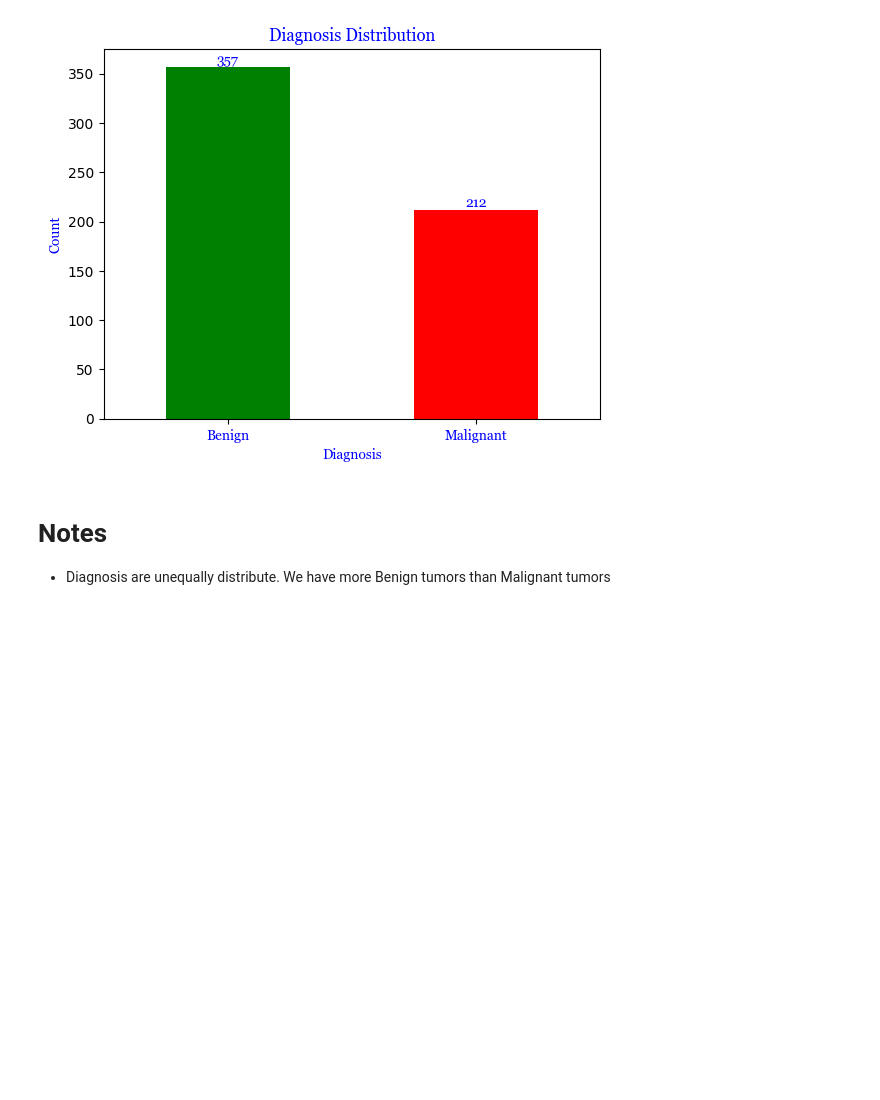
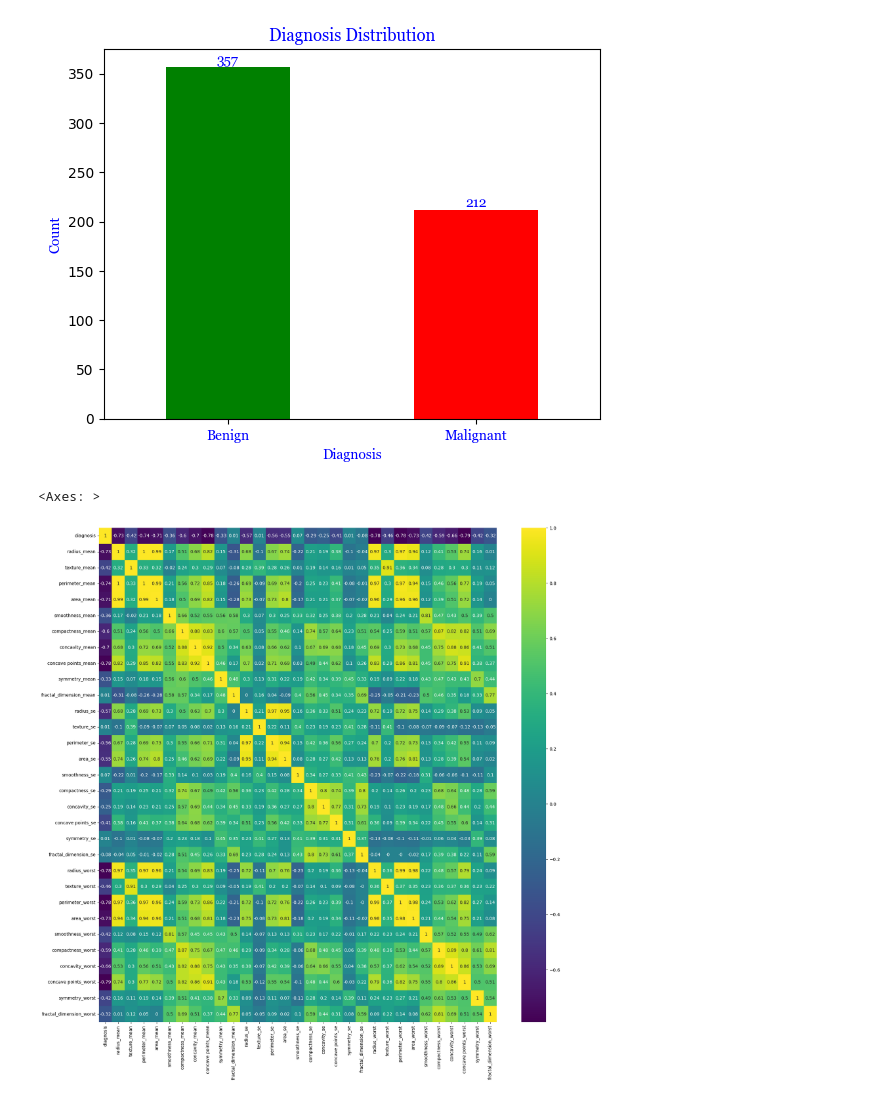
Before and after one commit to murithidenisgitobu/Breast-Cancer-Tumor-Classification-using-SVM, a Jupyter notebook: BREAST_CANCER.IPYNB, the cells around one changed output. Saved outputs shown, nothing was run; the diff lists cells and outputs as text; code cells hidden in the pictures; blank space fills up the shorter version.

```diff
--- a/BREAST_CANCER.IPYNB
+++ b/BREAST_CANCER.IPYNB
@@ -236,6 +236,19 @@ plt.xticks(ticks=[0, 1], labels=["Benign", "Malignant"], rotation=0, color="blue
 plt.show()
 # %% [output]
 [figure]
-# %% [markdown]
-# Notes
-- Diagnosis are unequally distribute. We have more Benign tumors than Malignant tumors
+# %%
+# Make a copy of df
+df_copy = df.copy()
+
+# Replace 'M' with 0 and 'B' with 1 in the diagnosis column
+df_copy["diagnosis"] = df_copy["diagnosis"].replace({"M": 0, "B": 1})
+
+# Check the correlation matrix
+correlation_matrix = df_copy.corr().round(2)
+
+# Display the correlation matrix
+plt.figure(figsize=(20, 20))
+sns.heatmap(correlation_matrix, annot=True, cmap="viridis")
+# %% [output]
+<Axes: >
+[figure, added]
```
